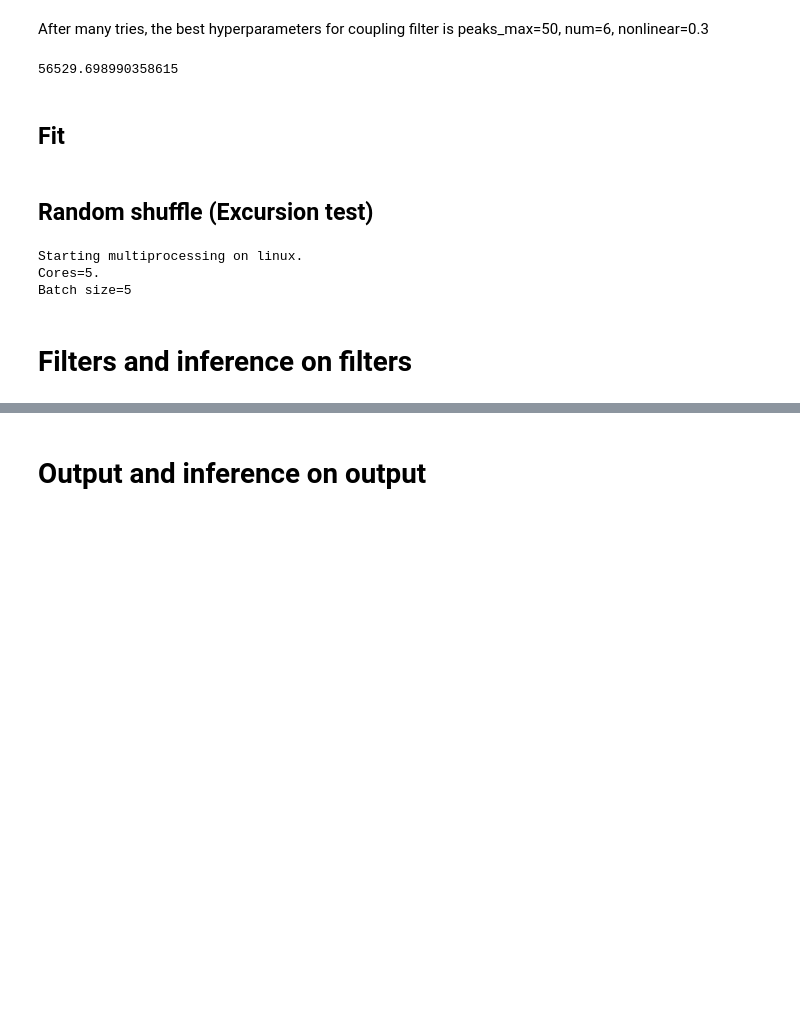
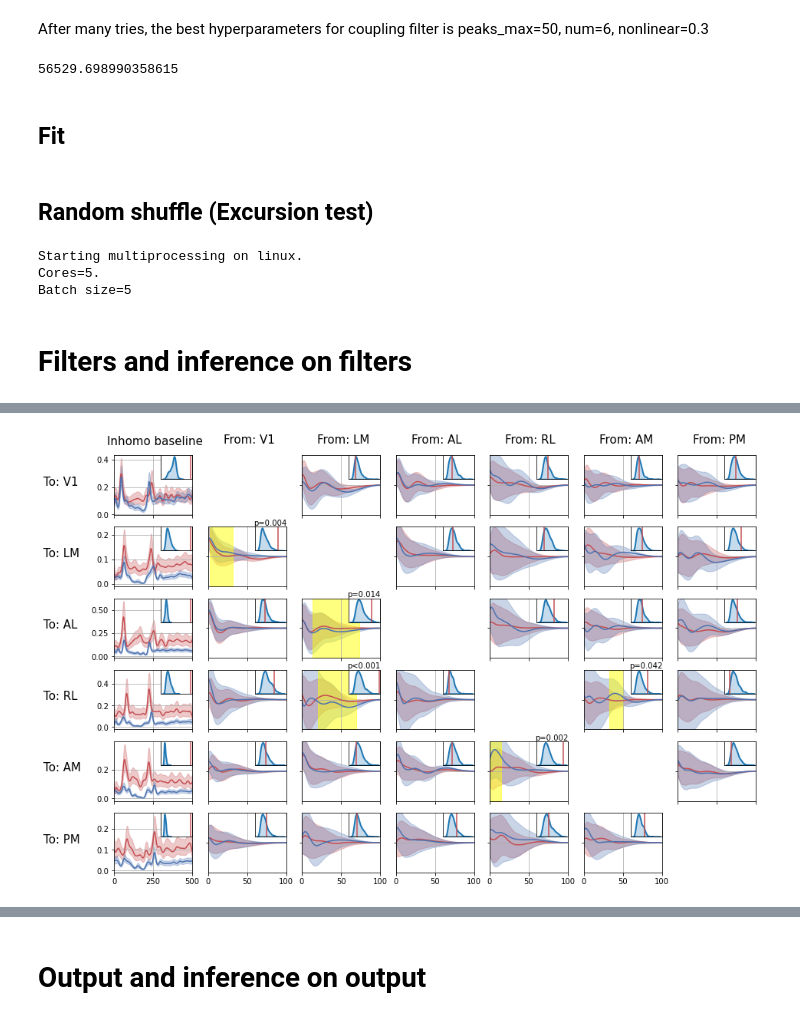
Before and after one commit to Qi-Xin/MultiNeuronGLM, a Jupyter notebook: 2022 Oct version all conditions time-warping nonlinear history.ipynb, the cells around one changed output, grey strips where cells are left out. Cells and saved outputs as stored; diff of their text form; code cells hidden in the pictures; blank space fills up the shorter version.

Commit message:
find out that separate excursion doesn't help that much

```diff
--- a/2022 Oct version all conditions time-warping nonlinear history.ipynb
+++ b/2022 Oct version all conditions time-warping nonlinear history.ipynb
@@ -1027,10 +1027,20 @@ running_filter = {}
 stationary_filter = {}
 running_output = {}
 stationary_output = {}
+
 ROI_filter = {}
+ROI_filter_left = {}
+ROI_filter_right = {}
 statistics_filter = {}
+statistics_filter_left = {}
+statistics_filter_right = {}
 ROI_output = {}
+ROI_output_left = {}
+ROI_output_right = {}
 statistics_output = {}
+statistics_output_left = {}
+statistics_output_right = {}
+
 running_model_list = []
 stationary_model_list = []
 
@@ -1098,36 +1108,45 @@ for i, target_probe in tqdm(enumerate(probe_list)):
     filter_index = i,-1
     function1 = np.exp( running_filter[filter_index][0] )
     function2 = np.exp( stationary_filter[filter_index][0] )
-#     ROI_filter[filter_index] = GLM.get_ROI(function1, function2)
-#     statistics_filter[filter_index] = GLM.get_excursion_test(function1, function2, ROI_filter[filter_index])
     ROI_filter[filter_index], statistics_filter[filter_index] = GLM.get_excursion_statistic(function1, function2)
+    ROI_filter_left[filter_index], statistics_filter_left[filter_index] = \
+        GLM.get_excursion_statistic(function1, function2, time_range=[0, 40])
+    ROI_filter_right[filter_index], statistics_filter_right[filter_index] = \
+        GLM.get_excursion_statistic(function1, function2, time_range=[40, 100])
     for j, input_probe in enumerate(probe_list):
         filter_index = i,j
         function1 = running_filter[filter_index][0]
         function2 = stationary_filter[filter_index][0]
-#         ROI_filter[filter_index] = GLM.get_ROI(function1, function2)
-#         statistics_filter[filter_index] = GLM.get_excursion_test(function1, function2, ROI_filter[filter_index])
         ROI_filter[filter_index], statistics_filter[filter_index] = GLM.get_excursion_statistic(function1, function2)
+        ROI_filter_left[filter_index], statistics_filter_left[filter_index] = \
+            GLM.get_excursion_statistic(function1, function2, time_range=[0, 40])
+        ROI_filter_right[filter_index], statistics_filter_right[filter_index] = \
+            GLM.get_excursion_statistic(function1, function2, time_range=[40, 100])
 
     # for effect output
     filter_index = i,-1
     function1 = np.exp( running_output[filter_index][0] )
     function2 = np.exp( stationary_output[filter_index][0] )
-#     ROI_output[filter_index] = GLM.get_ROI(function1, function2)
-#     statistics_output[filter_index] = GLM.get_excursion_test(function1, function2, ROI_output[filter_index])
     ROI_output[filter_index], statistics_output[filter_index] = GLM.get_excursion_statistic(function1, function2)
+    ROI_output_left[filter_index], statistics_output_left[filter_index] = \
+        GLM.get_excursion_statistic(function1, function2, time_range=[0, 200])
+    ROI_output_right[filter_index], statistics_output_right[filter_index] = \
+        GLM.get_excursion_statistic(function1, function2, time_range=[200, 400])
     for j, input_probe in enumerate(probe_list):
         filter_index = i,j
         function1 = running_output[filter_index][0]
         function2 = stationary_output[filter_index][0]
-#         ROI_output[filter_index] = GLM.get_ROI(function1, function2)
-#         statistics_output[filter_index] = GLM.get_excursion_test(function1, function2, ROI_output[filter_index])
         ROI_output[filter_index], statistics_output[filter_index] = GLM.get_excursion_statistic(function1, function2)
+        ROI_output_left[filter_index], statistics_output_left[filter_index] = \
+            GLM.get_excursion_statistic(function1, function2, time_range=[0, 200])
+        ROI_output_right[filter_index], statistics_output_right[filter_index] = \
+            GLM.get_excursion_statistic(function1, function2, time_range=[200, 400])
 # %% [markdown]
 ## Random shuffle (Excursion test)
 # %%
 from GLM import get_statistics_null_mp
-statistics_null_filter_new, statistics_null_output_new = get_statistics_null_mp(200, V1, membership, condition_ids, probe_list,
+statistics_null_filter_new, statistics_null_output_new, statistics_null_filter_left_new, statistics_null_output_left_new, \
+    statistics_null_filter_right_new, statistics_null_output_right_new = get_statistics_null_mp(500, V1, membership, condition_ids, probe_list,
                                          num_basis_baseline, coupling_filter_params)
 # %% [output]
 Starting multiprocessing on linux.
@@ -1260,0 +1185,7 @@ for i in range(len(probe_list)):
+# %%
+GLM.plot_filter_with_excursion(V1, stationary_filter, running_filter,
+                                statistics_filter=statistics_filter,
+                                statistics_null_filter=statistics_null_filter_new,
+                                ROI_filter=ROI_filter)
+# %% [output]
+[figure, added]
```
Also changed, not shown: parts of 16 cells of this notebook, 1 other file.
